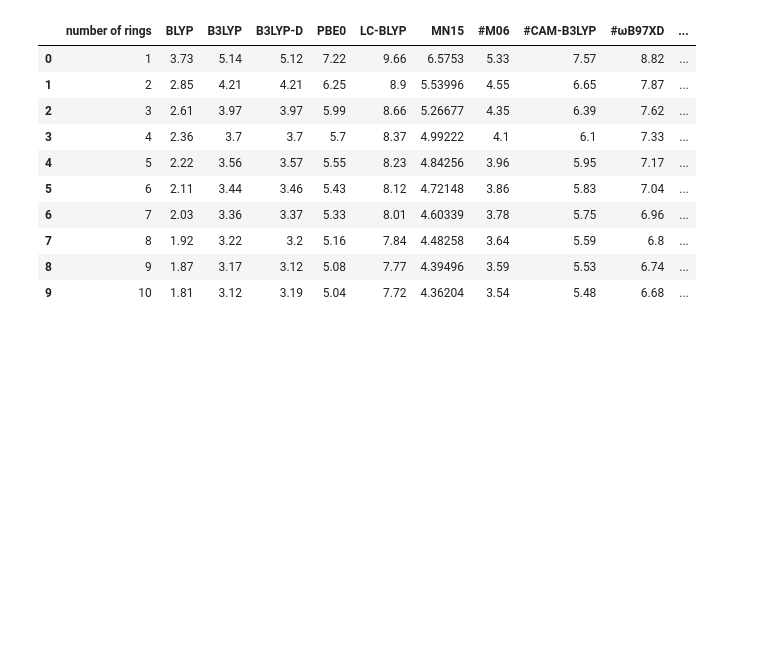
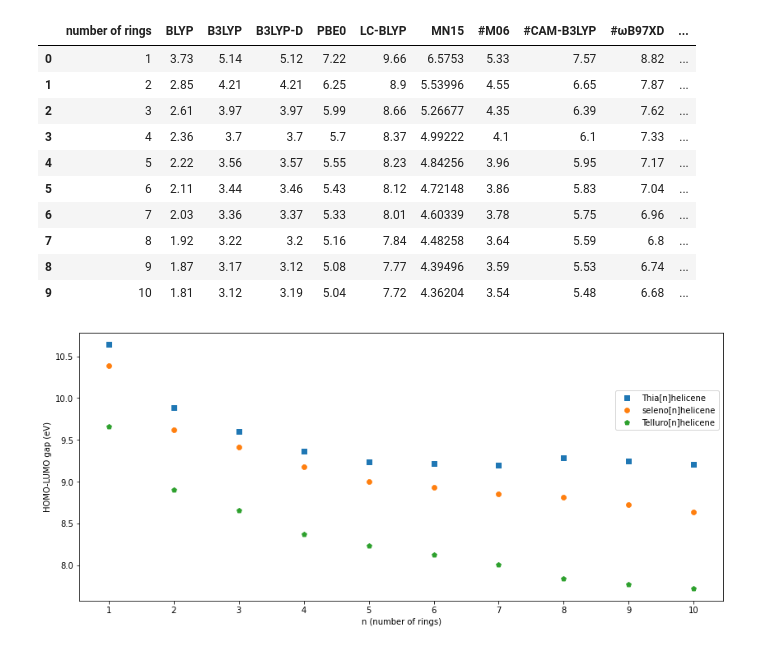
Before and after one commit to pankaj18/hello_world, a Jupyter notebook: rahul/Homo_lumo_graph.ipynb, the cells around one changed output. Saved outputs shown, nothing was run; the diff lists cells and outputs as text; code cells hidden in the pictures; blank space fills up the shorter version.

```diff
--- a/rahul/Homo_lumo_graph.ipynb
+++ b/rahul/Homo_lumo_graph.ipynb
@@ -154,3 +154,18 @@ data_telluro
 | 7 | 8 | 1.92 | 3.22 | 3.2 | 5.16 | 7.84 | 4.48258 | 3.64 | 5.59 | 6.8 | ... |
 | 8 | 9 | 1.87 | 3.17 | 3.12 | 5.08 | 7.77 | 4.39496 | 3.59 | 5.53 | 6.74 | ... |
 | 9 | 10 | 1.81 | 3.12 | 3.19 | 5.04 | 7.72 | 4.36204 | 3.54 | 5.48 | 6.68 | ... |
+# %%
+def plot_scatter1(df,columns):
+  plt.figure(figsize=(14,6))
+  plt.scatter(df['number of rings'],df[columns[1]],marker="s",label=columns[1])
+  plt.scatter(df['number of rings'],df[columns[2]],marker="8",label=columns[2])
+  plt.scatter(df['number of rings'],df[columns[3]],marker="p",label=columns[3])
+
+  plt.legend(bbox_to_anchor = ( 1.0, 0.8))
+  plt.xticks(np.arange(1,11,step=1))
+  plt.xlabel('n (number of rings)')
+  plt.ylabel('HOMO-LUMO gap (eV)')
+# %%
+plot_scatter1(data_helicene,cols)
+# %% [output]
+[figure, added]
```
Also changed, not shown: parts of 3 cells of this notebook.
